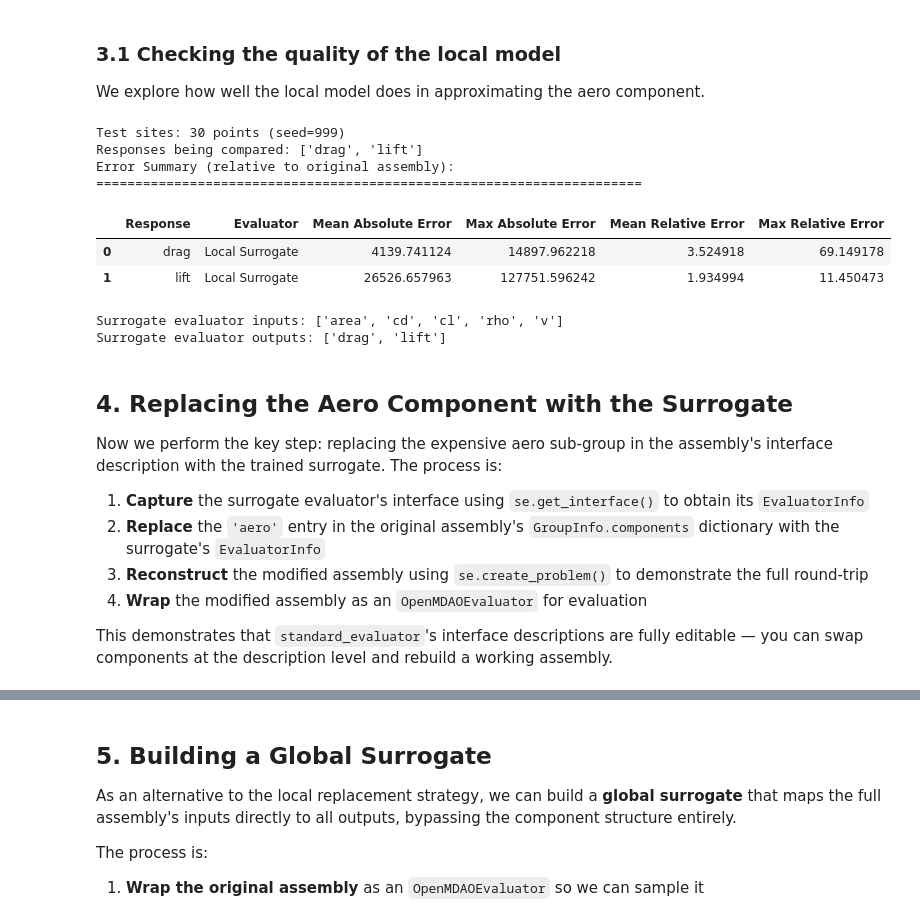
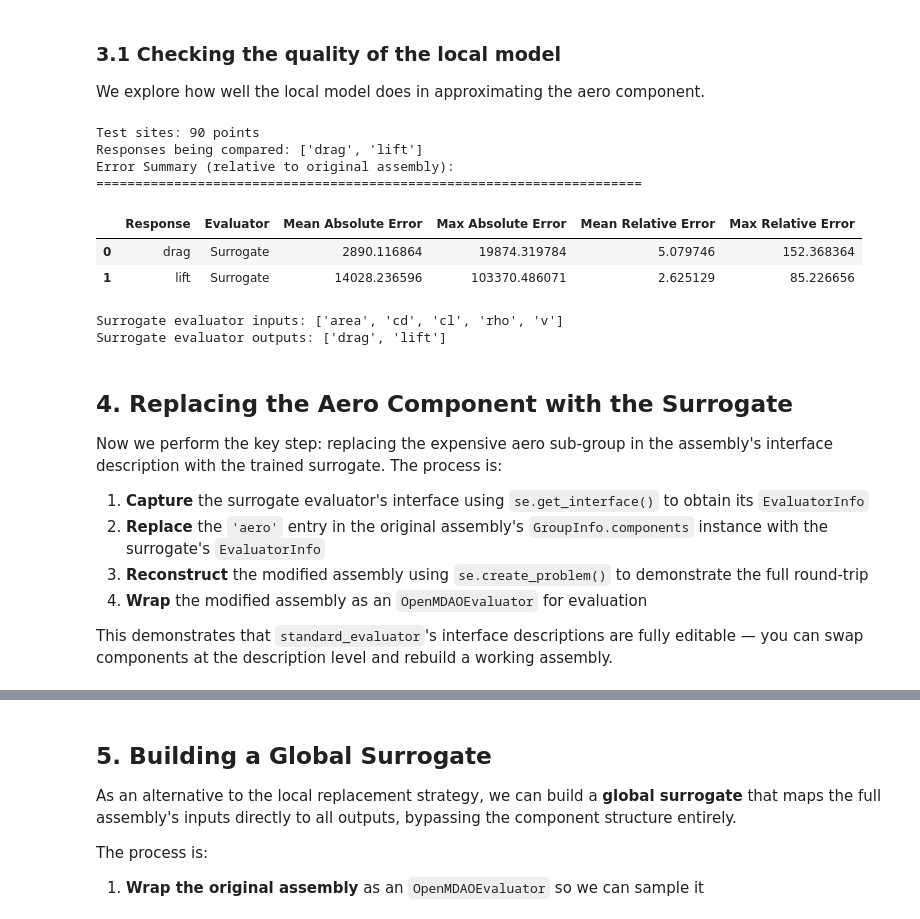
Before and after one commit to Boeing/standard-evaluator, a Jupyter notebook: docs/source/demos/surrogate_replacement_workflow.ipynb, the cells around one changed output, grey strips where cells are left out. Drawn from its saved outputs; the diff is of its cells as text; code cells hidden in the pictures.

```diff
--- a/docs/source/demos/surrogate_replacement_workflow.ipynb
+++ b/docs/source/demos/surrogate_replacement_workflow.ipynb
@@ -308,7 +296,7 @@ Polynomial degree: 2
 We explore how well the local model does in approximating the aero component.
 # %%
 # --- Generate test sites (distinct from training data) ---
-n_test = 30
+n_test = 90
 
 # Use an optimized Latin Hypercube with a different seed for test points
 test_sampler = LatinHypercube(d=num_independent, optimization='random-cd', seed=999)
@@ -336,37 +324,37 @@ print(f"Responses being compared: {aero_evaluator.outputs}")
 # Using original as baseline truth
 error_records = []
 
 for response in aero_evaluator.outputs:
     actual = test_sites_original[response].values
 
     # Local surrogate-replaced assembly errors
     if response in test_sites_modified.columns:
         pred_local = test_sites_modified[response].values
         abs_err_local = np.abs(pred_local - actual)
         rel_err_local = np.abs((pred_local - actual)/actual)
         error_records.append({
             'Response': response,
-            'Evaluator': 'Local Surrogate',
+            'Evaluator': 'Surrogate',
             'Mean Absolute Error': abs_err_local.mean(),
             'Max Absolute Error': abs_err_local.max(),
             'Mean Relative Error': rel_err_local.mean(),
             'Max Relative Error': rel_err_local.max(),
         })
 
 error_df = pd.DataFrame(error_records)
 
 # Display summary table
 print("Error Summary (relative to original assembly):")
 print("=" * 70)
 error_df
 # %% [output]
-Test sites: 30 points (seed=999)
+Test sites: 90 points
 Responses being compared: ['drag', 'lift']
 Error Summary (relative to original assembly):
 ======================================================================
 |  | Response | Evaluator | Mean Absolute Error | Max Absolute Error | Mean Relative Error | Max Relative Error |
-| 0 | drag | Local Surrogate | 4139.741124 | 14897.962218 | 3.524918 | 69.149178 |
-| 1 | lift | Local Surrogate | 26526.657963 | 127751.596242 | 1.934994 | 11.450473 |
+| 0 | drag | Surrogate | 2890.116864 | 19874.319784 | 5.079746 | 152.368364 |
+| 1 | lift | Surrogate | 14028.236596 | 103370.486071 | 2.625129 | 85.226656 |
 # %%
 # --- Step 4: Wrap the surrogate as an OpenMDAO component ---
 surrogate_component = EvaluatorOpenMdaoComponent(surrogate)
@@ -395,7 +383,7 @@ Surrogate evaluator outputs: ['drag', 'lift']
 Now we perform the key step: replacing the expensive aero sub-group in the assembly's interface description with the trained surrogate. The process is:
 
 1. **Capture** the surrogate evaluator's interface using `se.get_interface()` to obtain its `EvaluatorInfo`
-2. **Replace** the `'aero'` entry in the original assembly's `GroupInfo.components` dictionary with the surrogate's `EvaluatorInfo`
+2. **Replace** the `'aero'` entry in the original assembly's `GroupInfo.components` instance with the surrogate's `EvaluatorInfo`
 3. **Reconstruct** the modified assembly using `se.create_problem()` to demonstrate the full round-trip
 4. **Wrap** the modified assembly as an `OpenMDAOEvaluator` for evaluation
 
```
Also changed, not shown: parts of 9 cells of this notebook, 3 other files.
